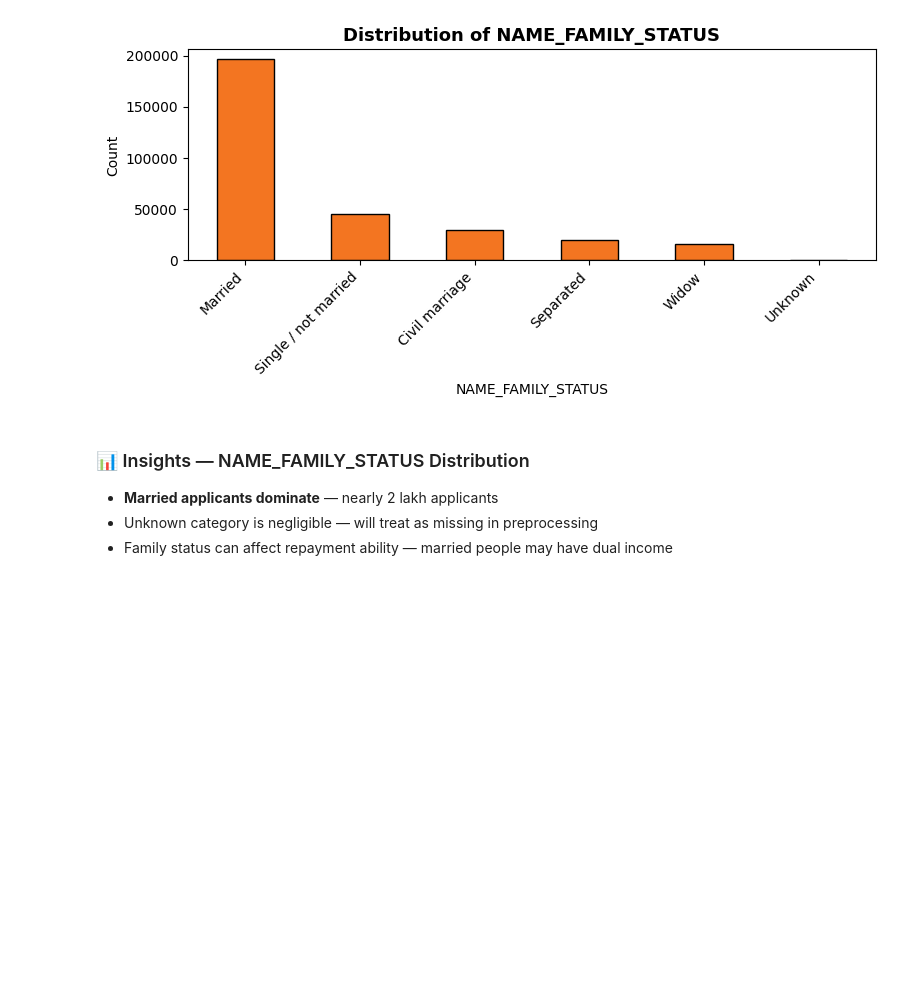
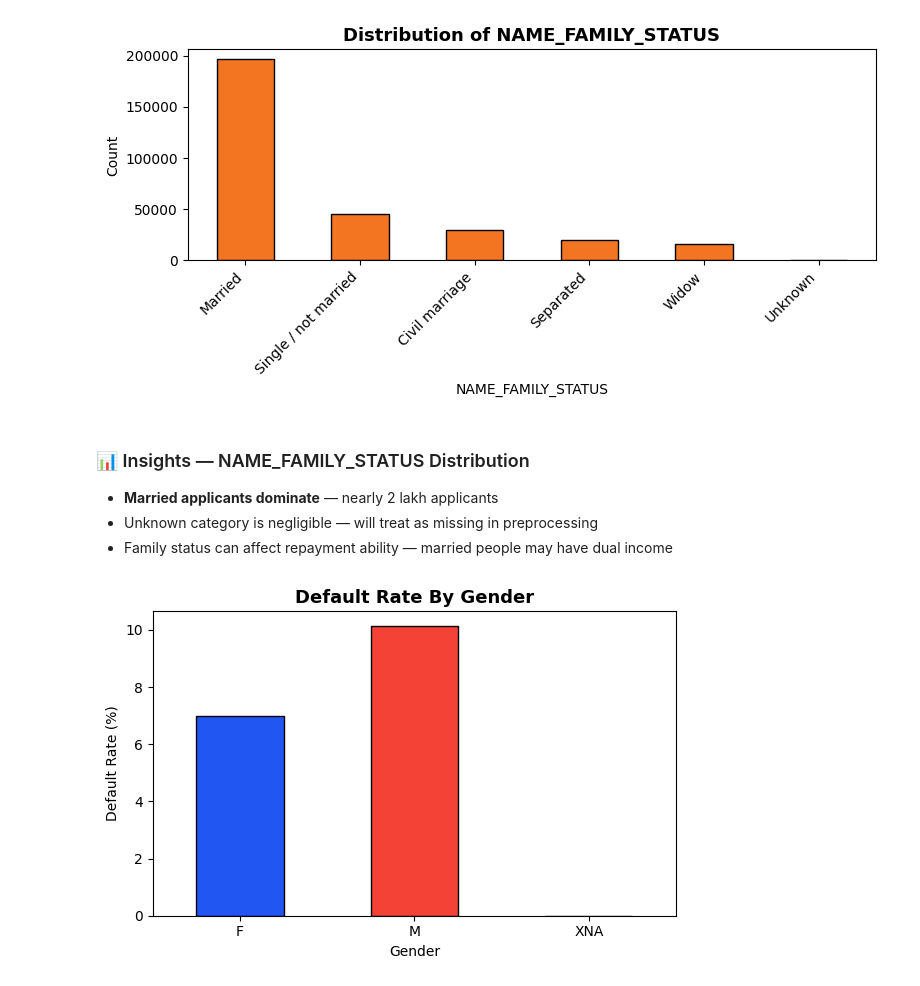
Before and after one commit to code-with-shriyut/credit-risk-analyzer, a Jupyter notebook: notebooks/01_eda_home_credit.ipynb, the cells around one changed output. Saved outputs shown, nothing was run; the diff lists cells and outputs as text; code cells hidden in the pictures; blank space fills up the shorter version.

Commit message:
notebook: analyze default rates across categorical features

```diff
--- a/notebooks/01_eda_home_credit.ipynb
+++ b/notebooks/01_eda_home_credit.ipynb
@@ -452,3 +452,21 @@ plt.show()
 - **Married applicants dominate** — nearly 2 lakh applicants
 - Unknown category is negligible — will treat as missing in preprocessing
 - Family status can affect repayment ability — married people may have dual income
+# %%
+# Default Rate by Gender
+
+from pydantic import color
+from scipy.__config__ import show
+
+
+gender_default = df.groupby('CODE_GENDER')['TARGET'].mean() * 100 # Group the DataFrame by 'CODE_GENDER' and calculate the mean of the 'TARGET' variable for each gender, then multiply by 100 to convert it to a percentage. This gives us the default rate for each.
+plt.figure(figsize=(6,4))
+gender_default.plot(kind = 'bar', color=['#2156F3','#F44336','#9E9E9E'], edgecolor = 'black')
+plt.title('Default Rate By Gender', fontsize = 13, fontweight = 'bold')
+plt.xlabel('Gender')
+plt.ylabel('Default Rate (%)')
+plt.xticks(rotation = 0)
+plt.tight_layout()
+plt.show()
+# %% [output]
+[figure, added]
```
Also changed, not shown: parts of 3 cells of this notebook.
